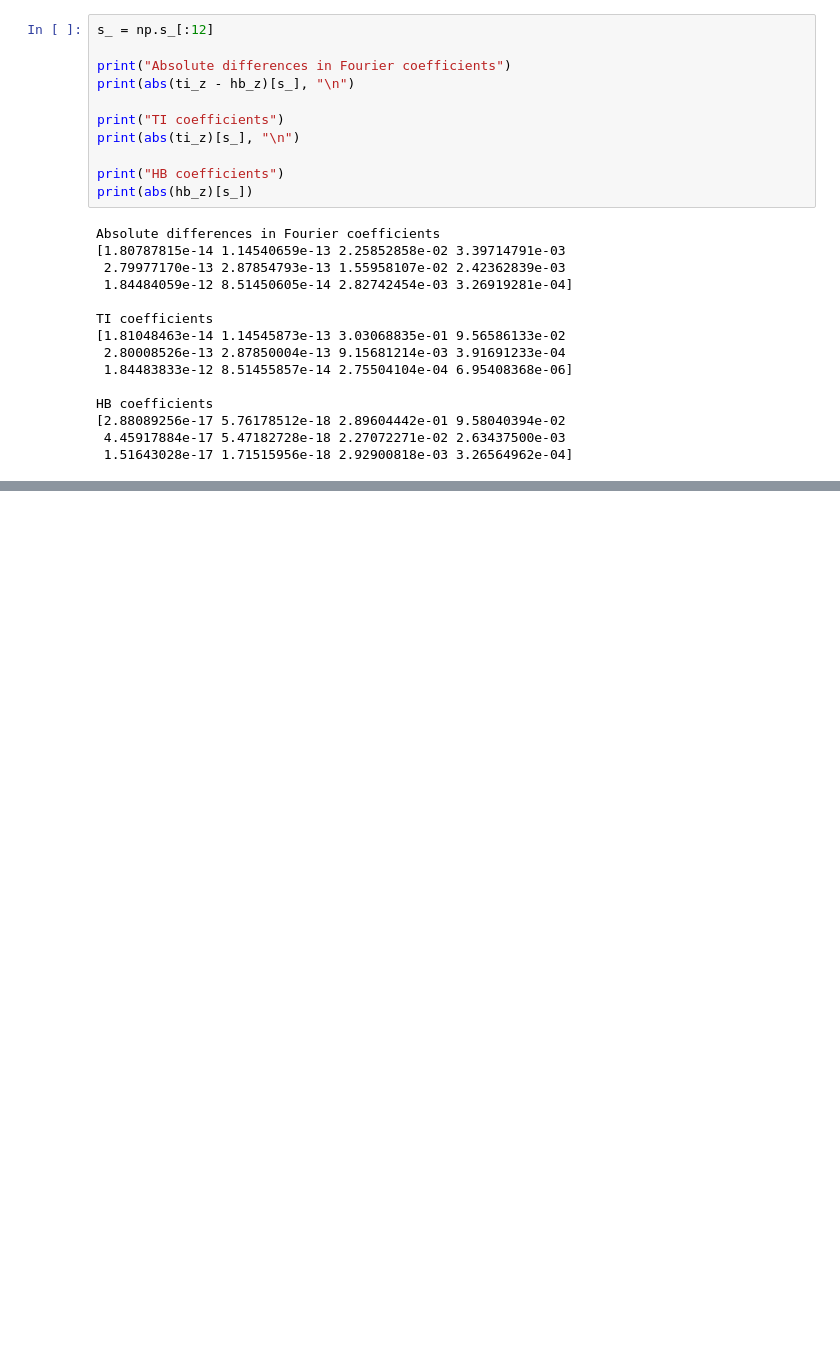
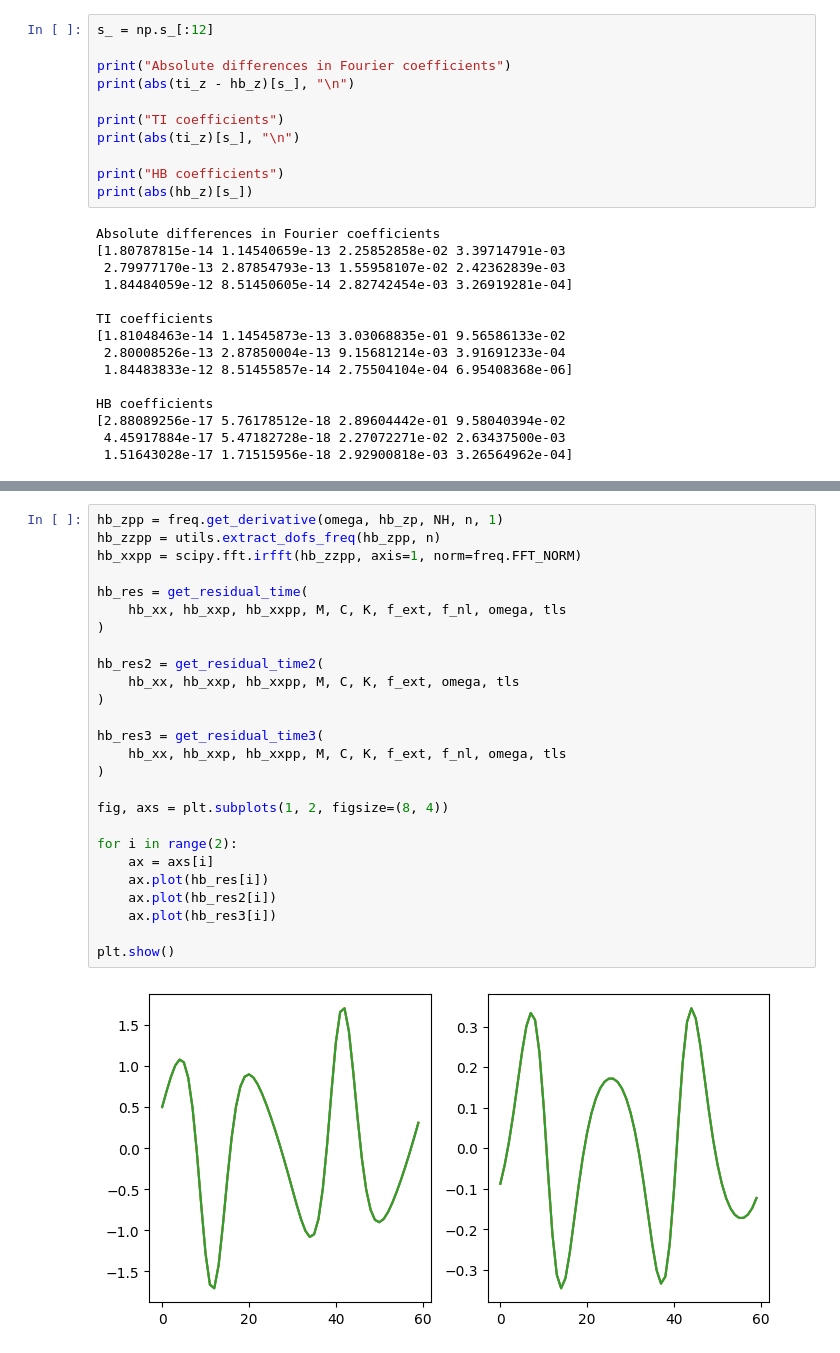
Before and after one commit to schilln/harmonic_balance_python, a Jupyter notebook: experiment/balance.ipynb, the cells around one changed output, grey strips where cells are left out. Cells and saved outputs as stored; diff of their text form; blank space fills up the shorter version.

```diff
--- a/experiment/balance.ipynb
+++ b/experiment/balance.ipynb
@@ -249,0 +314,28 @@ HB coefficients
+# %%
+hb_zpp = freq.get_derivative(omega, hb_zp, NH, n, 1)
+hb_zzpp = utils.extract_dofs_freq(hb_zpp, n)
+hb_xxpp = scipy.fft.irfft(hb_zzpp, axis=1, norm=freq.FFT_NORM)
+
+hb_res = get_residual_time(
+    hb_xx, hb_xxp, hb_xxpp, M, C, K, f_ext, f_nl, omega, tls
+)
+
+hb_res2 = get_residual_time2(
+    hb_xx, hb_xxp, hb_xxpp, M, C, K, f_ext, omega, tls
+)
+
+hb_res3 = get_residual_time3(
+    hb_xx, hb_xxp, hb_xxpp, M, C, K, f_ext, f_nl, omega, tls
+)
+
+fig, axs = plt.subplots(1, 2, figsize=(8, 4))
+
+for i in range(2):
+    ax = axs[i]
+    ax.plot(hb_res[i])
+    ax.plot(hb_res2[i])
+    ax.plot(hb_res3[i])
+
+plt.show()
+# %% [output]
+[figure, added]
```
Also changed, not shown: parts of 2 cells of this notebook.
